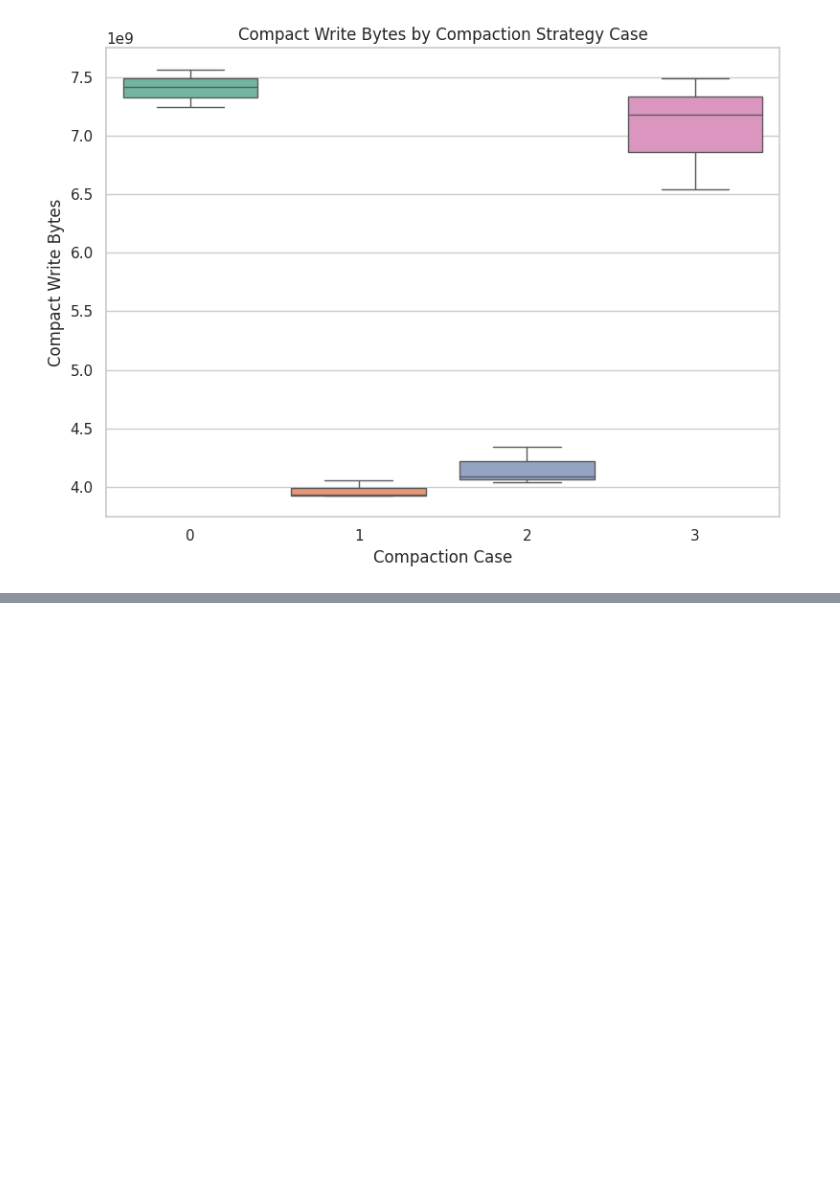
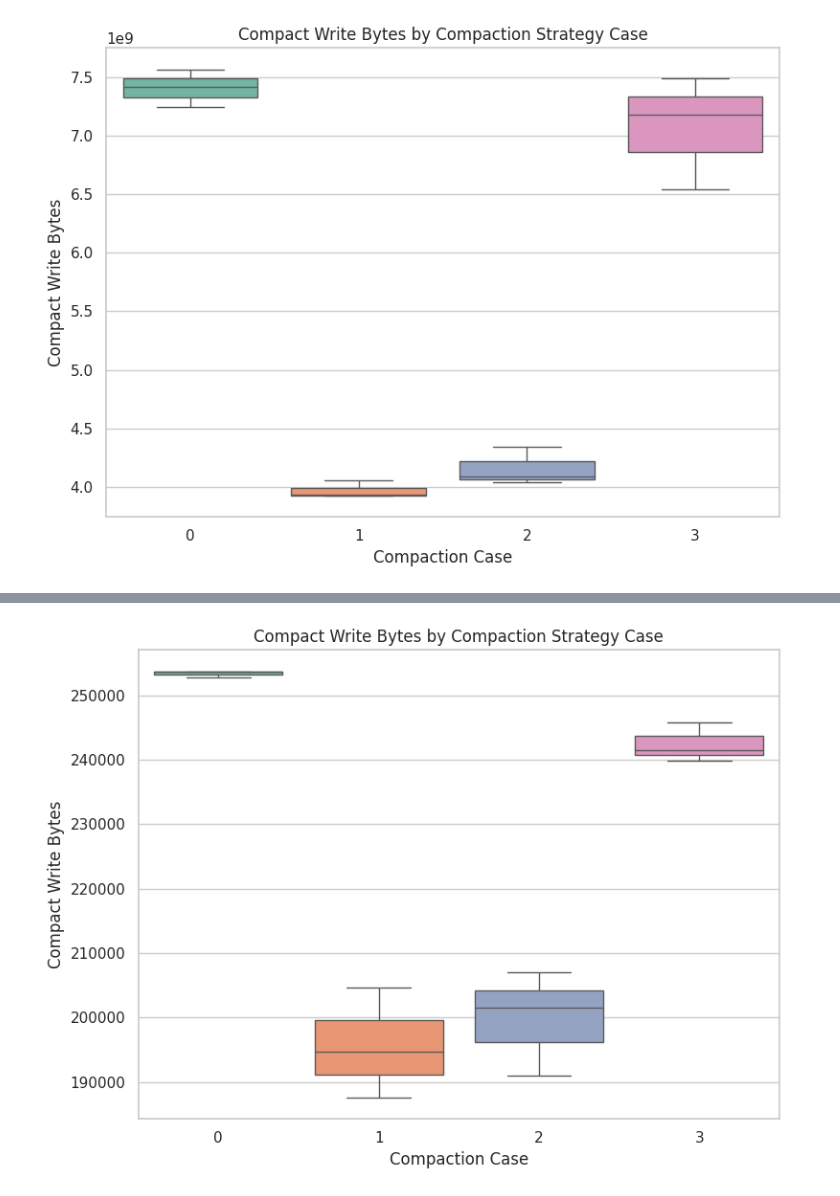
Before and after one commit to yrc00/opensource_sw_analysis, a Jupyter notebook: Lab2/H3/h3_graph.ipynb, the cells around one changed output, grey strips where cells are left out. Drawn from its saved outputs; the diff is of its cells as text; code cells hidden in the pictures; blank space fills up the shorter version.

```diff
--- a/Lab2/H3/h3_graph.ipynb
+++ b/Lab2/H3/h3_graph.ipynb
@@ -99,0 +170,13 @@ plt.show()
+# %%
+# ------------------------------------
+# 6. Compact Read Bytes by Case
+# ------------------------------------
+plt.figure(figsize=(8, 6))
+sns.boxplot(x='case', y='rocksdb.compaction.key.drop.new', data=df, hue='case', palette='Set2', legend=False)
+plt.title('Compact Write Bytes by Compaction Strategy Case')
+plt.xlabel('Compaction Case')
+plt.ylabel('Compact Write Bytes')
+plt.tight_layout()
+plt.show()
+# %% [output]
+[figure, added]
```
Also changed, not shown: parts of 11 cells of this notebook, 38 other files.
